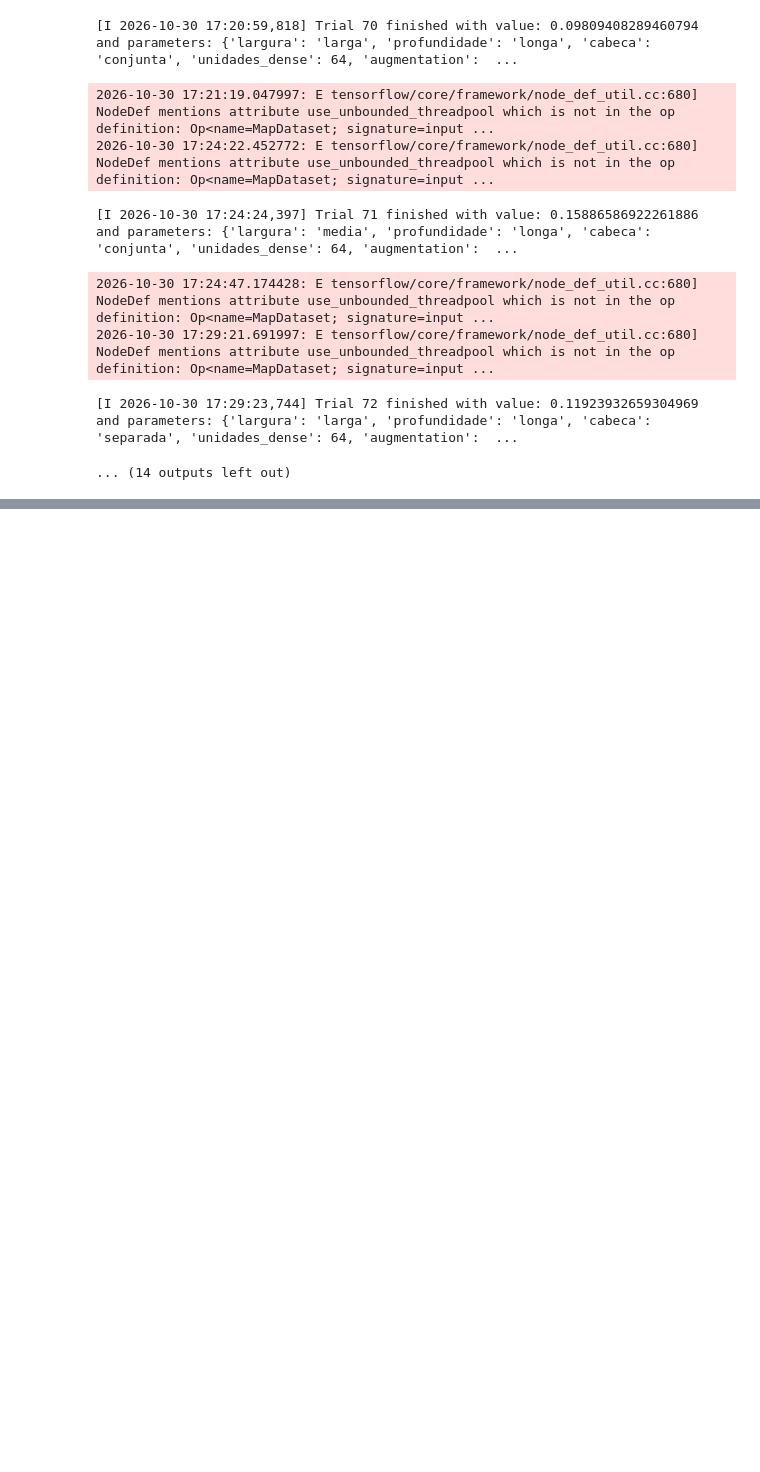
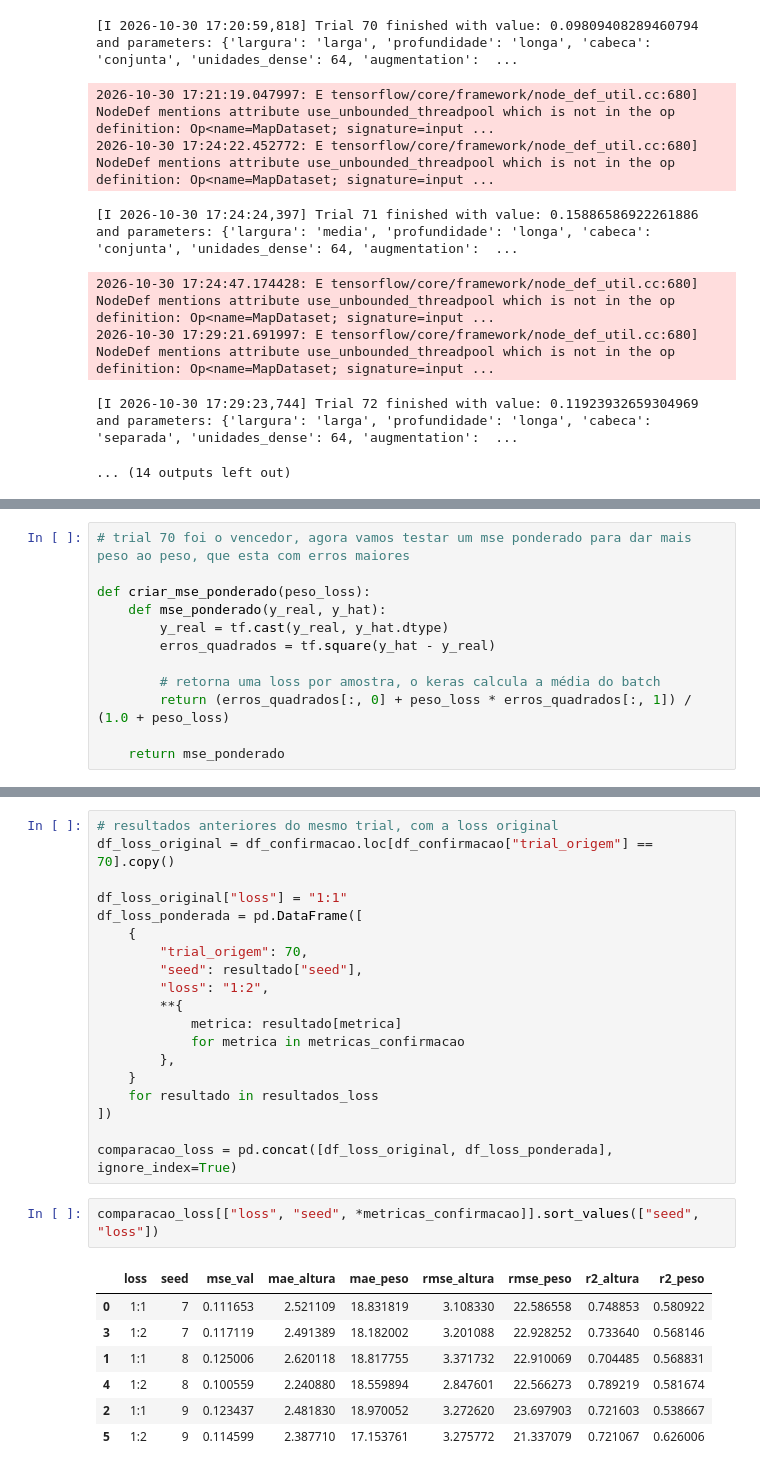
Before and after one commit to gabrielrech06/t2-deeplearning, a Jupyter notebook: t2.ipynb, the cells around one changed output, grey strips where cells are left out. Drawn from its saved outputs; the diff is of its cells as text; blank space fills up the shorter version.

```diff
--- a/t2.ipynb
+++ b/t2.ipynb
@@ -1420,0 +1570,12 @@ WARNING:tensorflow:6 out of the last 12 calls to <function TensorFlowTrainer.mak
+# %%
+# trial 70 foi o vencedor, agora vamos testar um mse ponderado para dar mais peso ao peso, que esta com erros maiores
+
+def criar_mse_ponderado(peso_loss):
+    def mse_ponderado(y_real, y_hat):
+        y_real = tf.cast(y_real, y_hat.dtype)
+        erros_quadrados = tf.square(y_hat - y_real)
+
+        # retorna uma loss por amostra, o keras calcula a média do batch
+        return (erros_quadrados[:, 0] + peso_loss * erros_quadrados[:, 1]) / (1.0 + peso_loss)
+
+    return mse_ponderado
@@ -1420,0 +1695,29 @@ WARNING:tensorflow:6 out of the last 12 calls to <function TensorFlowTrainer.mak
+# %%
+# resultados anteriores do mesmo trial, com a loss original
+df_loss_original = df_confirmacao.loc[df_confirmacao["trial_origem"] == 70].copy()
+
+df_loss_original["loss"] = "1:1"
+df_loss_ponderada = pd.DataFrame([
+    {
+        "trial_origem": 70,
+        "seed": resultado["seed"],
+        "loss": "1:2",
+        **{
+            metrica: resultado[metrica]
+            for metrica in metricas_confirmacao
+        },
+    }
+    for resultado in resultados_loss
+])
+
+comparacao_loss = pd.concat([df_loss_original, df_loss_ponderada], ignore_index=True)
+# %%
+comparacao_loss[["loss", "seed", *metricas_confirmacao]].sort_values(["seed", "loss"])
+# %% [output]
+|  | loss | seed | mse_val | mae_altura | mae_peso | rmse_altura | rmse_peso | r2_altura | r2_peso |
+| 0 | 1:1 | 7 | 0.111653 | 2.521109 | 18.831819 | 3.108330 | 22.586558 | 0.748853 | 0.580922 |
+| 3 | 1:2 | 7 | 0.117119 | 2.491389 | 18.182002 | 3.201088 | 22.928252 | 0.733640 | 0.568146 |
+| 1 | 1:1 | 8 | 0.125006 | 2.620118 | 18.817755 | 3.371732 | 22.910069 | 0.704485 | 0.568831 |
+| 4 | 1:2 | 8 | 0.100559 | 2.240880 | 18.559894 | 2.847601 | 22.566273 | 0.789219 | 0.581674 |
+| 2 | 1:1 | 9 | 0.123437 | 2.481830 | 18.970052 | 3.272620 | 23.697903 | 0.721603 | 0.538667 |
+| 5 | 1:2 | 9 | 0.114599 | 2.387710 | 17.153761 | 3.275772 | 21.337079 | 0.721067 | 0.626006 |
```
Also changed, not shown: parts of 11 cells of this notebook, 12 other files.
